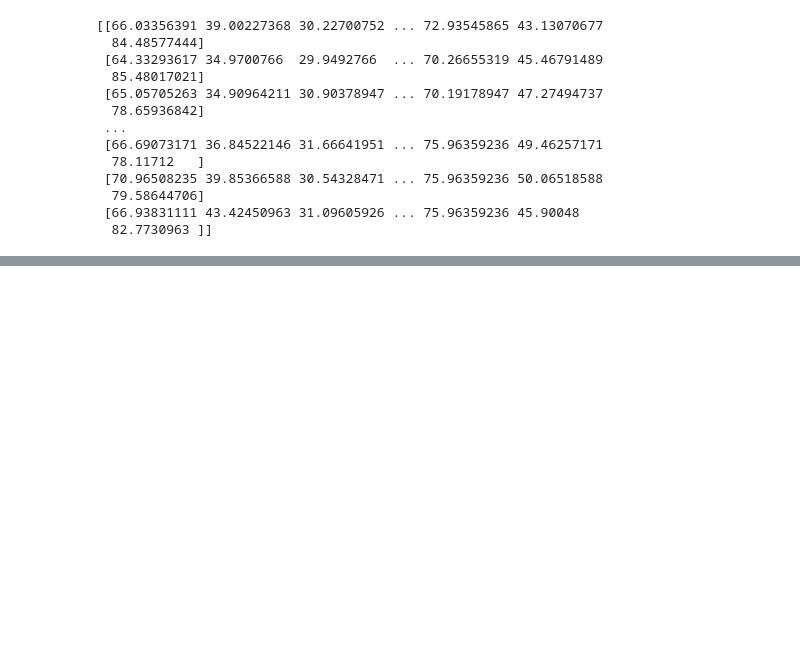
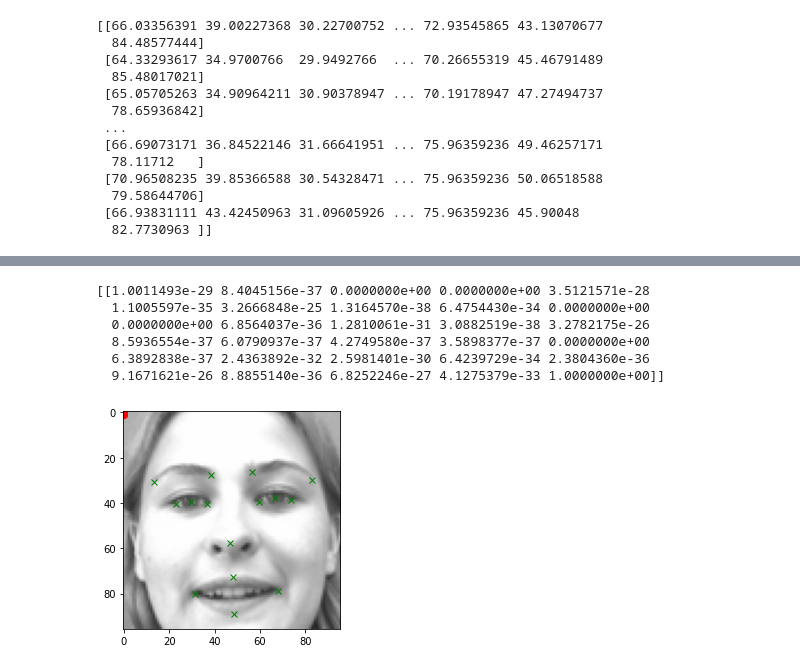
Before and after one commit to Louis-Celerier/LIFPROJET_AM3, a Jupyter notebook: CNN/FaceRecog.ipynb, the cells around one changed output, grey strips where cells are left out. Drawn from its saved outputs; the diff is of its cells as text; code cells hidden in the pictures; blank space fills up the shorter version.

```diff
--- a/CNN/FaceRecog.ipynb
+++ b/CNN/FaceRecog.ipynb
@@ -35,14 +36,19 @@ print(Y)
  [66.93831111 43.42450963 31.09605926 ... 75.96359236 45.90048
   82.7730963 ]]
 # %%
-x = []
+tmp = []
 for i in tqdm(X):
     q = [int(j) for j in i.split()]
-    x.append(q)
-len(x)
+    tmp.append(q)
+len(tmp)
 
+tmp = np.array(tmp)
+print(tmp.shape)
+tmp = tmp.reshape(X.shape[0], 96,96)
+x = []
+for i in range(0, len(tmp)):
+    x.append(np.stack((tmp[i],)*3, axis=-1))
 x = np.array(x)
-x = x.reshape(X.shape[0], 96,96,1)
 x  = x/255.0
 x.shape
 # %% [output]
@@ -68,8 +78,9 @@ Instructions for updating:
 Use `tf.config.list_physical_devices('GPU')` instead.
 True
 # %%
+#Fine tuning
 baseModel = VGG16(weights="imagenet", include_top=False,
-	input_tensor=Input(shape=(96, 96, 1)))
+	input_tensor=Input(shape=(96, 96, 3)))
 
 headModel = baseModel.output
 headModel = Flatten(name="flatten")(headModel)
@@ -90,4 +117,3 @@ ValueError: Cannot assign to variable block1_conv1/kernel:0 due to variable shap
 # %%
-
-model.fit(x_train,y_train,batch_size=256, epochs=50,validation_data=(x_test,y_test))
+model.fit(x_train,y_train,batch_size=32, epochs=50,validation_data=(x_test,y_test))
 model.save_weights("./checkpoints/CNN1.ckpt")
@@ -93,0 +220,4 @@ model.save_weights("./checkpoints/CNN1.ckpt")
+# %%
+model2.compile(optimizer = 'adam',loss = 'mean_squared_error', metrics = ['mae','acc'])
+model2.fit(x_train,y_train,batch_size=32, epochs=50,validation_data=(x_test,y_test))
+model2.save_weights("./checkpoints/CNN2.ckpt")
@@ -93,0 +242,22 @@ model.save_weights("./checkpoints/CNN1.ckpt")
+# %%
+#Résultats CNN Fine-tuning
+#Le vert représente la "vrai" valeur et le rouge ce qui est déduit par le CNN
+from matplotlib import pyplot as plt
+
+pred_model1  = model.predict(tf.expand_dims(tf.convert_to_tensor(x_test[11]), axis=0))
+print(pred_model1)
+plt.imshow(x_test[11])
+
+for i in range(1,31,2):
+    plt.plot(pred_model1[0][i-1], pred_model1[0][i], 'ro')
+    plt.plot(y_test[11][i-1], y_test[11][i], 'x', color='green')
+
+plt.show()
+# %% [output]
+[[1.0011493e-29 8.4045156e-37 0.0000000e+00 0.0000000e+00 3.5121571e-28
+  1.1005597e-35 3.2666848e-25 1.3164570e-38 6.4754430e-34 0.0000000e+00
+  0.0000000e+00 6.8564037e-36 1.2810061e-31 3.0882519e-38 3.2782175e-26
+  8.5936554e-37 6.0790937e-37 4.2749580e-37 3.5898377e-37 0.0000000e+00
+  6.3892838e-37 2.4363892e-32 2.5981401e-30 6.4239729e-34 2.3804360e-36
+  9.1671621e-26 8.8855140e-36 6.8252246e-27 4.1275379e-33 1.0000000e+00]]
+[figure, added]
```
Also changed, not shown: parts of 11 cells of this notebook, 2 other files.
